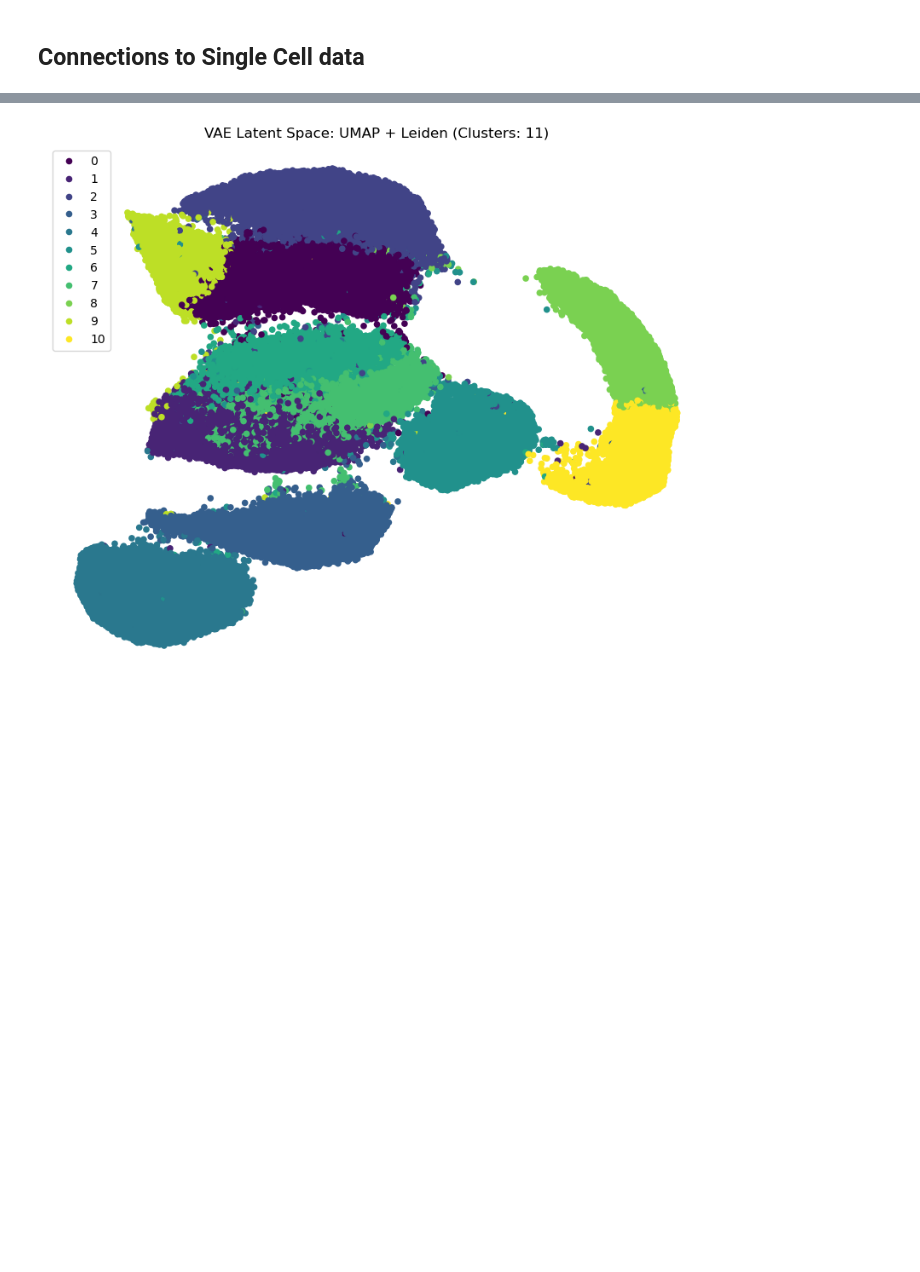
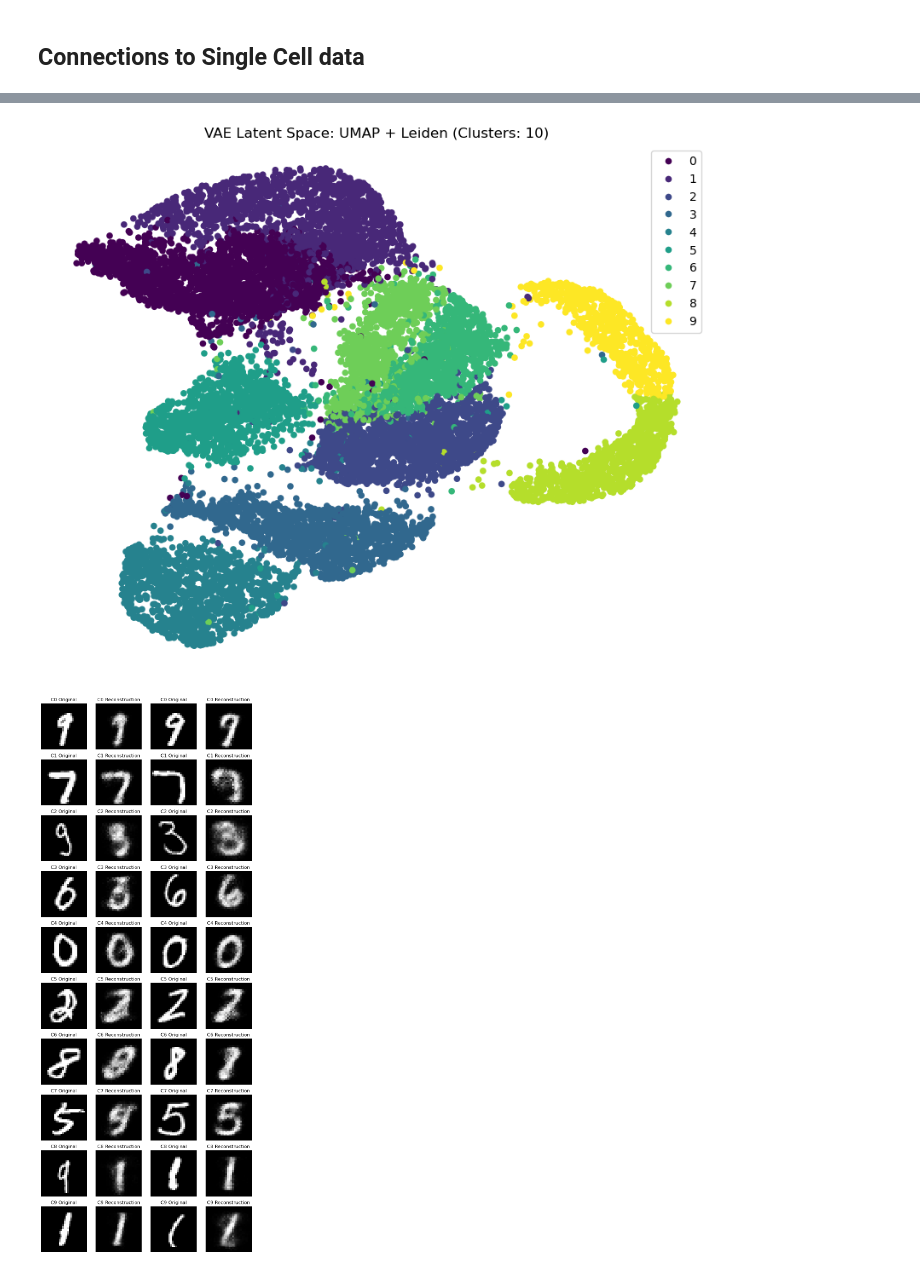
Before and after one commit to oakleafwarrior/numpy_VAE, a Jupyter notebook: mnist_notebook.ipynb, the cells around one changed output, grey strips where cells are left out. Cells and saved outputs as stored; diff of their text form; code cells hidden in the pictures; blank space fills up the shorter version.

```diff
--- a/mnist_notebook.ipynb
+++ b/mnist_notebook.ipynb
@@ -80,7 +91,7 @@ Lets instead train with 25 epochs and see how it performs.
 vae = VAE(input_dim = X_train.shape[1], hidden_dims = hidden_dims, latent_dim = latent_dims)
 adam = AdamOptimizer(weights = vae.params, alpha = alpha)
 
-vae, epoch_loss = train(vae, adam, X_train, epochs = 25, batch_size = 128, patience=3)
+vae, epoch_loss = train(vae, adam, X_train, epochs = 15, batch_size = 128, patience=3)
 
 visualize_reconstruction(vae, X_train)
 
@@ -131,10 +142,7 @@ Let's see how this method carries over in the context of hand written numbers. F
 # %%
-from src.utils import clustering
+from src.utils import cluster_reconstruction
 
-# encoding all the data
-mu, lv = vae.encode(X_test)
-
-# latent clustering
-embeddings, clusters = clustering(mu)
+cluster_reconstruction(vae, X_test)
 # %% [output]
-[figure, old version]
+[figure, new version]
+[figure, added]
```
Also changed, not shown: parts of 10 cells of this notebook.
